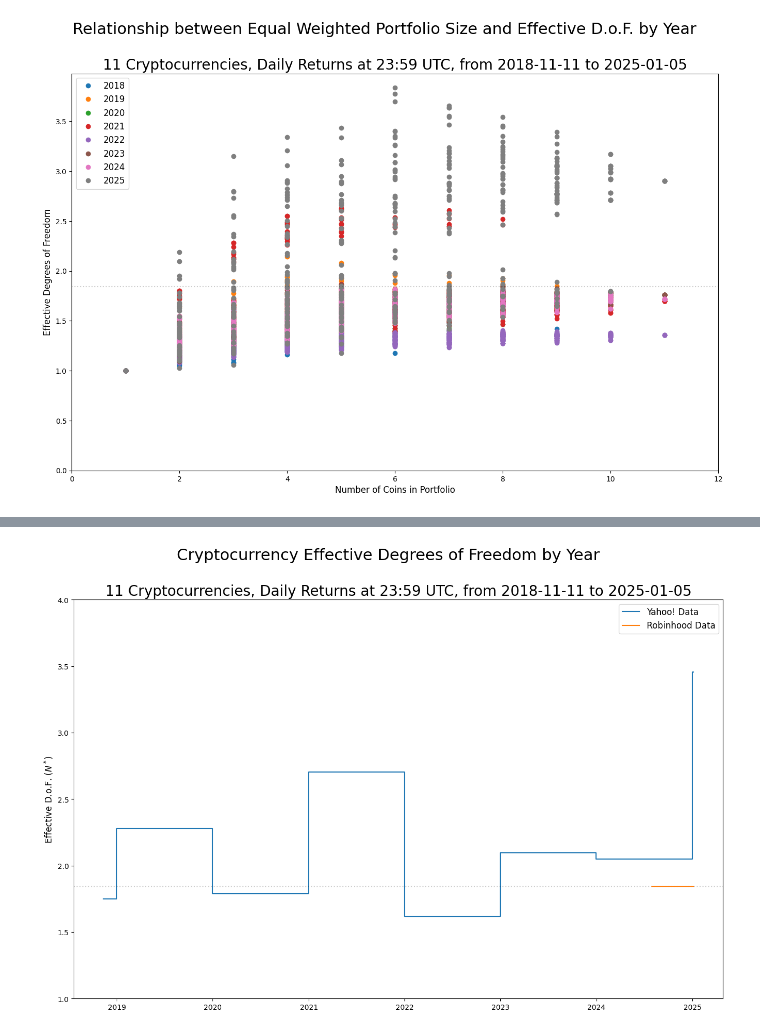
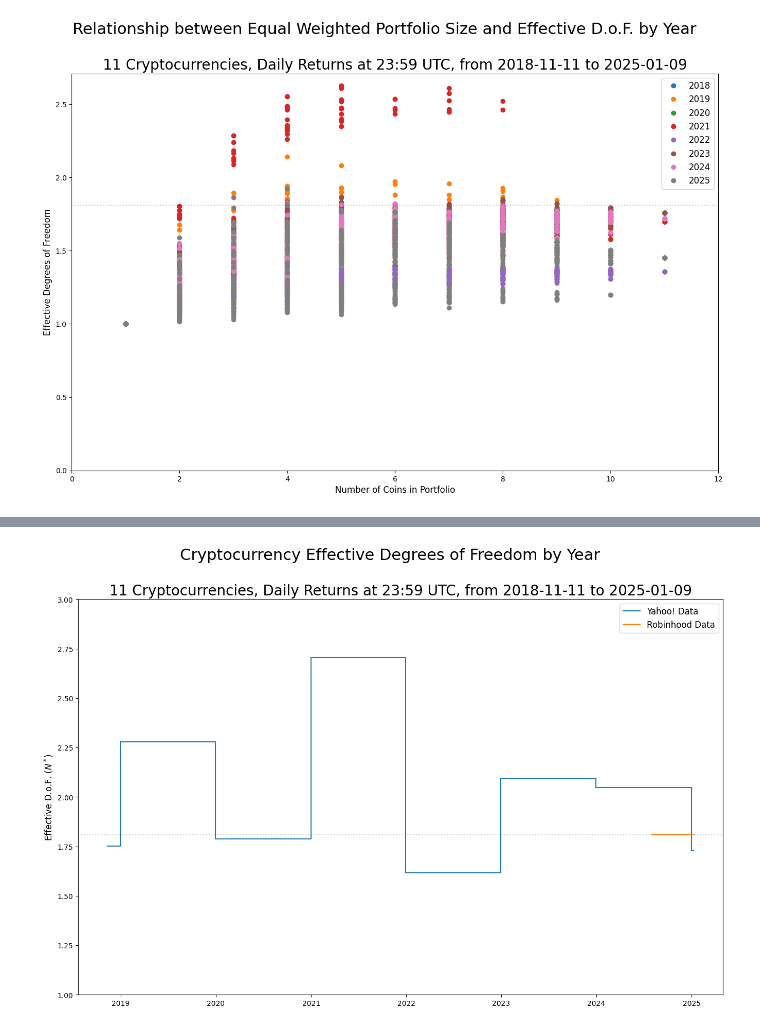
Before and after one commit to Farmhouse121/Financial-Data-Science-in-Python, a Jupyter notebook: Miscellaneous/Longer_Term_Crypto_Degrees_of_Freedom.ipynb, the cells around one changed output, grey strips where cells are left out. Cells and saved outputs as stored; diff of their text form; code cells hidden in the pictures.

```diff
--- a/Miscellaneous/Longer_Term_Crypto_Degrees_of_Freedom.ipynb
+++ b/Miscellaneous/Longer_Term_Crypto_Degrees_of_Freedom.ipynb
@@ -320,6 +320,6 @@ figure.savefig(filepath+title+" 3"+filetype,dpi=300,bbox_inches='tight')
 # %%
 from datetime import timedelta
-history,returns=download(list(data)).xs('Adj Close',axis=1,level=0),pd.DataFrame()
+history,returns=download(list(data)).xs('Close',axis=1,level=0),pd.DataFrame()
 
 for c in history:
     if history[c].last_valid_index()!=history.last_valid_index(): # get rid of tickers that have gone stale (this is COIN as returned by Yahoo)
@@ -413,7 +413,7 @@ plot.axhline(Nstar,color='black',linestyle=':',alpha=0.2)
 plot.xaxis.set_major_formatter(CountLabels())
 figure.savefig(filepath+title+filetype,dpi=300,bbox_inches='tight')
 # %% [output]
-[figure, old version]
+[figure, new version]
 # %%
 variances=returns[[c for c in returns if '-' in c or c in ('Portfolio','Year')]].groupby('Year').var()
 variances["Assets"]=variances.count(axis=1)-1
@@ -428,7 +428,7 @@ figure,plot=pl.subplots(figsize=(ten*GoldenRatio,ten))
 plot.step(x:=list(map(lambda x:pd.to_datetime(str(x)),[returns.index[0]]+list(map(lambda x:pd.Period(datetime(x,12,31),'D') if x<data.index[-1].year else data.index[-1],variances.index)))),
           y:=np.insert(variances[ns].to_numpy(),0,variances[ns].iloc[0]),'-',where='pre',label='Yahoo! Data') # the code to make x here is heinous, and that is due to Pandas
 plot.set_ylabel("Effective D.o.F. ($N^*$)",fontsize=12)
-plot.set_ylim(one,four)
+plot.set_ylim(one,three)
 plot.axhline(Nstar,color='black',linestyle=':',alpha=0.2)
 plot.plot(x:=data.index[[0,-1]],y:=[Nstar]*len(x),'-',color='C1',label='Robinhood Data')
 plot.legend(fontsize=12)
@@ -450 +450 @@ figure.savefig(filepath+title+filetype,dpi=300,bbox_inches='tight')
-[figure, old version]
+[figure, new version]
```
Also changed, not shown: parts of 13 cells of this notebook.
